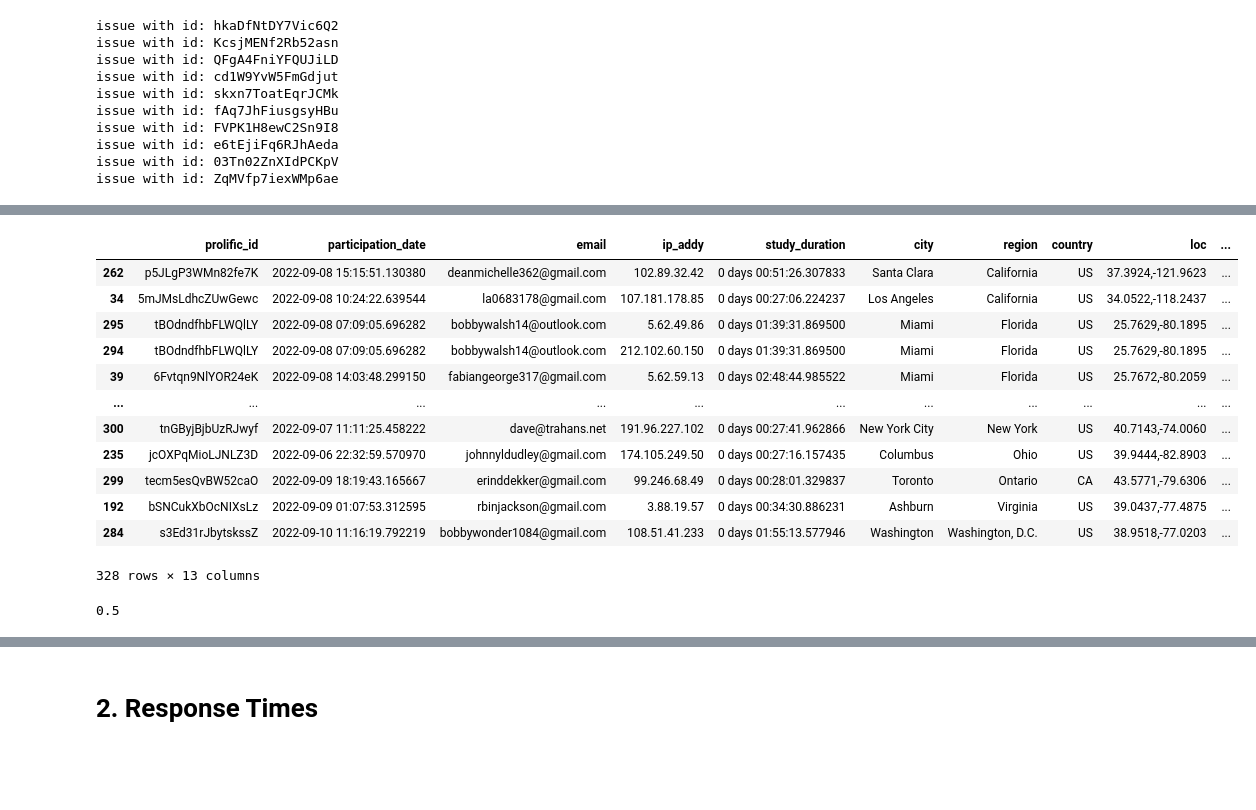
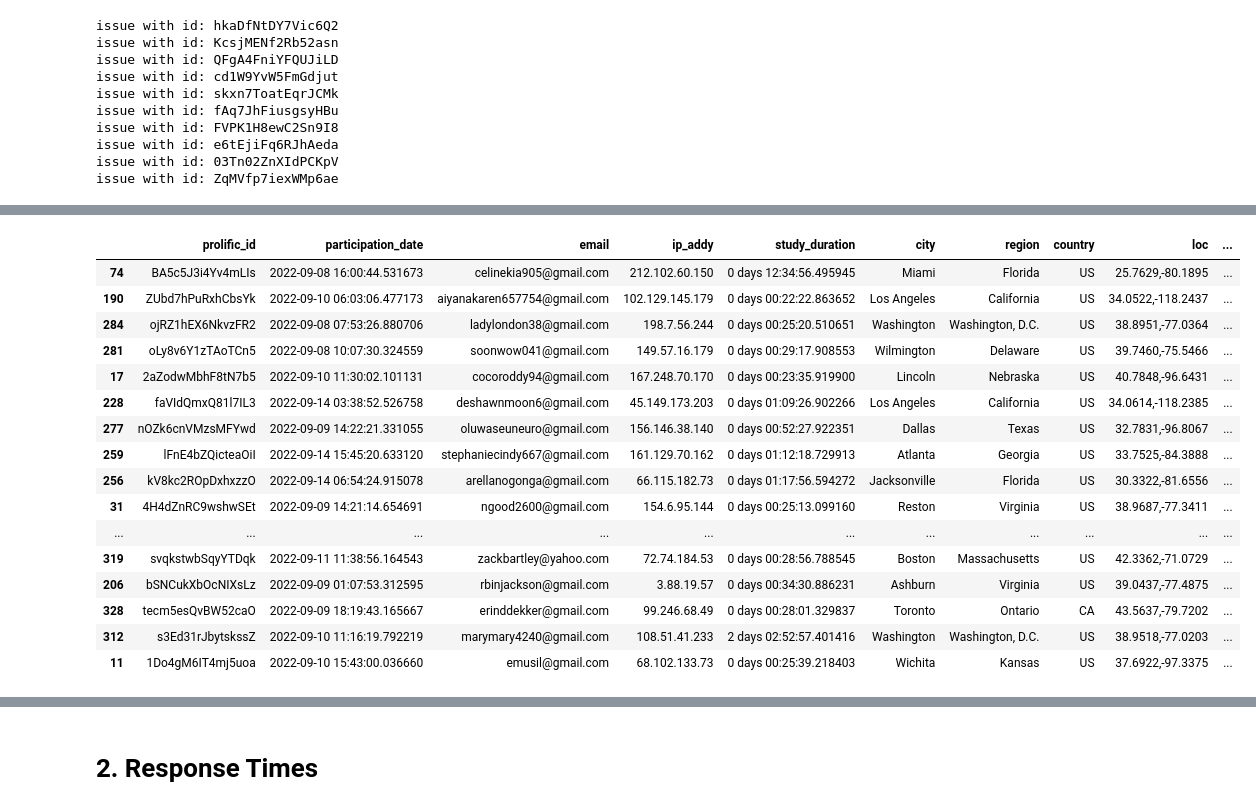
Before and after one commit to BryanGonzalez262/KnowledgeBeliefASD, a Jupyter notebook: analysis/asc_analysis.ipynb, the cells around one changed output, grey strips where cells are left out. Cells and saved outputs as stored; diff of their text form; code cells hidden in the pictures; blank space fills up the shorter version.

```diff
--- a/analysis/asc_analysis.ipynb
+++ b/analysis/asc_analysis.ipynb
@@ -15,7 +15,6 @@ sns.set_context('notebook')
 # %%
 # ASC Cohort
 conn = sqlite3.connect('./Data/knwlg_blf.db')
-#dat1 = pd.read_sql("SELECT * FROM trials A INNER JOIN subjects B ON A.prolific_id = B.prolific_id WHERE B.completion_code LIKE '%XXX%'", con=conn)
 dat1 = pd.read_sql("SELECT * FROM trials A INNER JOIN subjects B ON A.prolific_id = B.prolific_id "
                    "WHERE B.block1_complete=TRUE "
                    "AND B.block2_complete=TRUE "
@@ -42,6 +41,11 @@ dat['email'] = dat.email.str.lower().str.strip()
 
 # data saved for testing purposes has id as float instead of alphanumeric so only keep alphanumeric IDs
 dat = dat[dat.prolific_id.str.isalnum()].reset_index(drop=True)
+# remove rows without response.
+dat = dat[~dat.response_key.isnull().values]
 dat['response_key'] = dat.response_key.apply(literal_eval)
 
+dat = dat[[xx == list for xx in [type(x) for x in dat.response_key]]].reset_index(drop=True)
+
+
 # NOTE: after September 10th, 2022, completion of recaptcha saved to database.
@@ -120,5 +184,6 @@ print(f"{len(dat.loc[dat.timeout == True].prolific_id.unique())} participants ti
 # %%
 # If subjects hit more than one key, use only the last one
+dat['full_response'] = dat['response_key']
 dat['response_key'] = [resp[-1].lower() for resp in dat.response_key]
 # %%
 #  correct answers
@@ -214,7 +354,7 @@ for old, new in {'IG': 'Ignorance', 'TB': 'True Info', 'FB': 'False Info'}.items
 # %%
 adat = dat.loc[dat.group == 'Autism']
 adat[['city', 'region', 'country', 'loc', 'org', 'postal', 'timezone']] = None
-
+baddies = []
 for subj in adat.prolific_id.unique():
     addr = adat.loc[adat.prolific_id == subj, 'ip_addy'].values[0]
     url = 'https://ipinfo.io/' + addr + '/json'
@@ -224,6 +364,7 @@ for subj in adat.prolific_id.unique():
     try:
         adat.loc[adat.prolific_id == subj, ['city', 'region', 'country', 'loc', 'org', 'postal', 'timezone', 'email', 'participation_date', 'study_duration']] = [data['city'], data['region'], data['country'], data['loc'], data['org'], data['postal'], data['timezone'], adat.loc[adat.prolific_id == subj, 'email'].values[0], adat.loc[adat.prolific_id == subj, 'participation_date'].values[0], adat.loc[adat.prolific_id == subj, 'study_duration'].values[0]]
     except:
+        baddies.append(subj)
         print(f'issue with id: {subj}')
 # %% [output]
 A value is trying to be set on a copy of a slice from a DataFrame.
@@ -276,22 +427,23 @@ This person is from NG the email: roserose42400@gmail.com, ip : 102.89.43.174
 # %%
 xx = adat.groupby(['prolific_id','participation_date', 'email', 'ip_addy','study_duration', 'city', 'region', 'country', 'loc', 'org', 'postal', 'timezone']).correct.mean()#.sort_values('correct')
 yy = xx.reset_index().sort_values('correct', axis=0)
-yy
+#yy[[yy.correct >]]
+yy.loc[yy.correct>=.6]#.email
 # %% [output]
 |  | prolific_id | participation_date | email | ip_addy | study_duration | city | region | country | loc | ... |
-| 262 | p5JLgP3WMn82fe7K | 2022-09-08 15:15:51.130380 | deanmichelle362@gmail.com | 102.89.32.42 | 0 days 00:51:26.307833 | Santa Clara | California | US | 37.3924,-121.9623 | ... |
-| 34 | 5mJMsLdhcZUwGewc | 2022-09-08 10:24:22.639544 | la0683178@gmail.com | 107.181.178.85 | 0 days 00:27:06.224237 | Los Angeles | California | US | 34.0522,-118.2437 | ... |
-| 295 | tBOdndfhbFLWQlLY | 2022-09-08 07:09:05.696282 | bobbywalsh14@outlook.com | 5.62.49.86 | 0 days 01:39:31.869500 | Miami | Florida | US | 25.7629,-80.1895 | ... |
-| 294 | tBOdndfhbFLWQlLY | 2022-09-08 07:09:05.696282 | bobbywalsh14@outlook.com | 212.102.60.150 | 0 days 01:39:31.869500 | Miami | Florida | US | 25.7629,-80.1895 | ... |
-| 39 | 6Fvtqn9NlYOR24eK | 2022-09-08 14:03:48.299150 | fabiangeorge317@gmail.com | 5.62.59.13 | 0 days 02:48:44.985522 | Miami | Florida | US | 25.7672,-80.2059 | ... |
+| 74 | BA5c5J3i4Yv4mLIs | 2022-09-08 16:00:44.531673 | celinekia905@gmail.com | 212.102.60.150 | 0 days 12:34:56.495945 | Miami | Florida | US | 25.7629,-80.1895 | ... |
+| 190 | ZUbd7hPuRxhCbsYk | 2022-09-10 06:03:06.477173 | aiyanakaren657754@gmail.com | 102.129.145.179 | 0 days 00:22:22.863652 | Los Angeles | California | US | 34.0522,-118.2437 | ... |
+| 284 | ojRZ1hEX6NkvzFR2 | 2022-09-08 07:53:26.880706 | ladylondon38@gmail.com | 198.7.56.244 | 0 days 00:25:20.510651 | Washington | Washington, D.C. | US | 38.8951,-77.0364 | ... |
+| 281 | oLy8v6Y1zTAoTCn5 | 2022-09-08 10:07:30.324559 | soonwow041@gmail.com | 149.57.16.179 | 0 days 00:29:17.908553 | Wilmington | Delaware | US | 39.7460,-75.5466 | ... |
+| 17 | 2aZodwMbhF8tN7b5 | 2022-09-10 11:30:02.101131 | cocoroddy94@gmail.com | 167.248.70.170 | 0 days 00:23:35.919900 | Lincoln | Nebraska | US | 40.7848,-96.6431 | ... |
+| 228 | faVIdQmxQ81l7IL3 | 2022-09-14 03:38:52.526758 | deshawnmoon6@gmail.com | 45.149.173.203 | 0 days 01:09:26.902266 | Los Angeles | California | US | 34.0614,-118.2385 | ... |
+| 277 | nOZk6cnVMzsMFYwd | 2022-09-09 14:22:21.331055 | oluwaseuneuro@gmail.com | 156.146.38.140 | 0 days 00:52:27.922351 | Dallas | Texas | US | 32.7831,-96.8067 | ... |
+| 259 | lFnE4bZQicteaOiI | 2022-09-14 15:45:20.633120 | stephaniecindy667@gmail.com | 161.129.70.162 | 0 days 01:12:18.729913 | Atlanta | Georgia | US | 33.7525,-84.3888 | ... |
+| 256 | kV8kc2ROpDxhxzzO | 2022-09-14 06:54:24.915078 | arellanogonga@gmail.com | 66.115.182.73 | 0 days 01:17:56.594272 | Jacksonville | Florida | US | 30.3322,-81.6556 | ... |
+| 31 | 4H4dZnRC9wshwSEt | 2022-09-09 14:21:14.654691 | ngood2600@gmail.com | 154.6.95.144 | 0 days 00:25:13.099160 | Reston | Virginia | US | 38.9687,-77.3411 | ... |
 | ... | ... | ... | ... | ... | ... | ... | ... | ... | ... | ... |
-| 300 | tnGByjBjbUzRJwyf | 2022-09-07 11:11:25.458222 | dave@trahans.net | 191.96.227.102 | 0 days 00:27:41.962866 | New York City | New York | US | 40.7143,-74.0060 | ... |
-| 235 | jcOXPqMioLJNLZ3D | 2022-09-06 22:32:59.570970 | johnnyldudley@gmail.com | 174.105.249.50 | 0 days 00:27:16.157435 | Columbus | Ohio | US | 39.9444,-82.8903 | ... |
-| 299 | tecm5esQvBW52caO | 2022-09-09 18:19:43.165667 | erinddekker@gmail.com | 99.246.68.49 | 0 days 00:28:01.329837 | Toronto | Ontario | CA | 43.5771,-79.6306 | ... |
-| 192 | bSNCukXbOcNIXsLz | 2022-09-09 01:07:53.312595 | rbinjackson@gmail.com | 3.88.19.57 | 0 days 00:34:30.886231 | Ashburn | Virginia | US | 39.0437,-77.4875 | ... |
-| 284 | s3Ed31rJbytskssZ | 2022-09-10 11:16:19.792219 | bobbywonder1084@gmail.com | 108.51.41.233 | 0 days 01:55:13.577946 | Washington | Washington, D.C. | US | 38.9518,-77.0203 | ... |
+| 319 | svqkstwbSqyYTDqk | 2022-09-11 11:38:56.164543 | zackbartley@yahoo.com | 72.74.184.53 | 0 days 00:28:56.788545 | Boston | Massachusetts | US | 42.3362,-71.0729 | ... |
+| 206 | bSNCukXbOcNIXsLz | 2022-09-09 01:07:53.312595 | rbinjackson@gmail.com | 3.88.19.57 | 0 days 00:34:30.886231 | Ashburn | Virginia | US | 39.0437,-77.4875 | ... |
+| 328 | tecm5esQvBW52caO | 2022-09-09 18:19:43.165667 | erinddekker@gmail.com | 99.246.68.49 | 0 days 00:28:01.329837 | Toronto | Ontario | CA | 43.5637,-79.7202 | ... |
+| 312 | s3Ed31rJbytskssZ | 2022-09-10 11:16:19.792219 | marymary4240@gmail.com | 108.51.41.233 | 2 days 02:52:57.401416 | Washington | Washington, D.C. | US | 38.9518,-77.0203 | ... |
+| 11 | 1Do4gM6IT4mj5uoa | 2022-09-10 15:43:00.036660 | emusil@gmail.com | 68.102.133.73 | 0 days 00:25:39.218403 | Wichita | Kansas | US | 37.6922,-97.3375 | ... |
-328 rows × 13 columns
-# %%
-adat.loc[adat.email == 'jamesvernonwright66@gmail.com'].correct.mean()
-# %% [output]
-0.5
```
Also changed, not shown: parts of 24 cells of this notebook, 3 other files.
